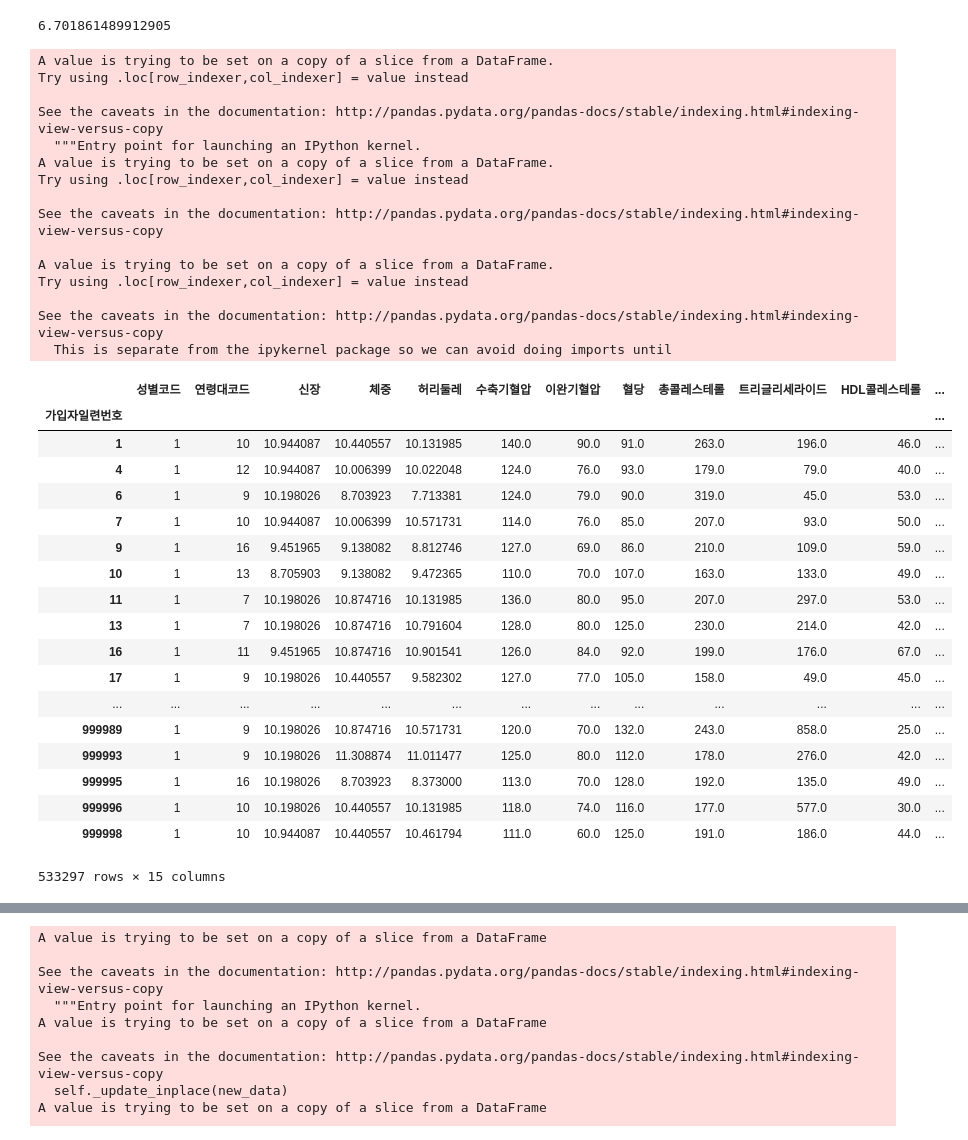
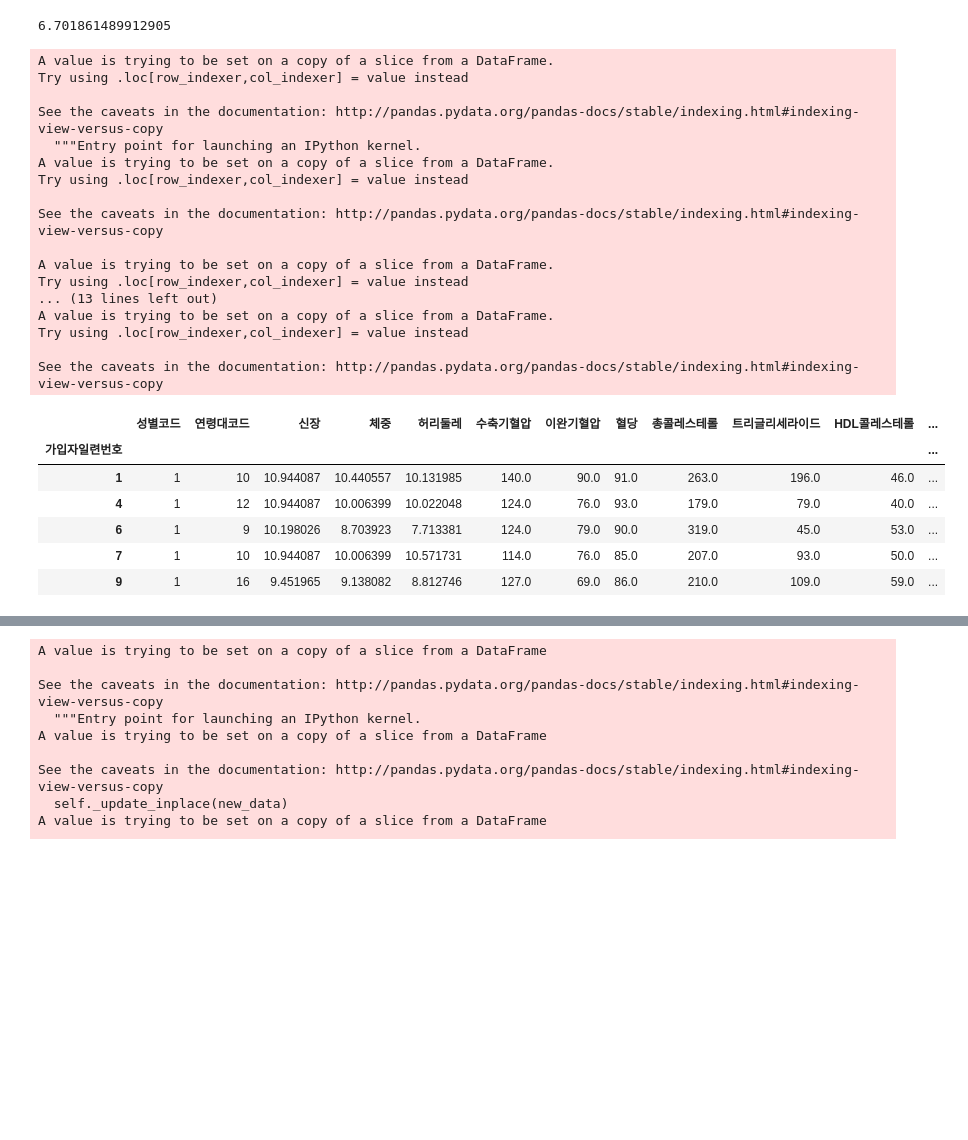
Before and after one commit to mojunsang26/bigdataYonsei, a Jupyter notebook: proj/preprocessing.ipynb, the cells around one changed output, grey strips where cells are left out. Cells and saved outputs as stored; diff of their text form; code cells hidden in the pictures; blank space fills up the shorter version.

```diff
--- a/proj/preprocessing.ipynb
+++ b/proj/preprocessing.ipynb
@@ -72,7 +58,15 @@ np.std(data_male['신장'])
+# %%
+표준허리둘레 = (data_male['허리둘레']-np.mean(data_male['허리둘레']))/np.std(data_male['허리둘레'])
+표준체지방률 = (data_male['체지방률']-np.mean(data_male['체지방률']))/np.std(data_male['체지방률'])
+표준골격근량 = (data_male['골격근량']-np.mean(data_male['골격근량']))/np.std(data_male['골격근량'])
+표준엉덩이둘레 = (data_male['엉덩이둘레']-np.mean(data_male['엉덩이둘레']))/np.std(data_male['엉덩이둘레'])
 # %%
 data_male['신장'] = 표준신장 + 10
 data_male['체중'] = 표준체중 + 10
 data_male['허리둘레'] = 표준허리둘레 + 10
+data_male['체지방률'] = 표준체지방률 + 10
+data_male['골격근량'] = 표준골격근량 + 10
+data_male['엉덩이둘레'] = 표준엉덩이둘레 + 10
 # %% [output]
 A value is trying to be set on a copy of a slice from a DataFrame.
 Try using .loc[row_indexer,col_indexer] = value instead
@@ -86,30 +80,20 @@ See the caveats in the documentation: http://pandas.pydata.org/pandas-docs/stabl
 
 A value is trying to be set on a copy of a slice from a DataFrame.
 Try using .loc[row_indexer,col_indexer] = value instead
+... (13 lines left out)
+A value is trying to be set on a copy of a slice from a DataFrame.
+Try using .loc[row_indexer,col_indexer] = value instead
 
 See the caveats in the documentation: http://pandas.pydata.org/pandas-docs/stable/indexing.html#indexing-view-versus-copy
-  This is separate from the ipykernel package so we can avoid doing imports until
 # %%
-data_male
+data_male.head()
 # %% [output]
 |  | 성별코드 | 연령대코드 | 신장 | 체중 | 허리둘레 | 수축기혈압 | 이완기혈압 | 혈당 | 총콜레스테롤 | 트리글리세라이드 | HDL콜레스테롤 | ... |
 | 가입자일련번호 |  |  |  |  |  |  |  |  |  |  |  | ... |
 | 1 | 1 | 10 | 10.944087 | 10.440557 | 10.131985 | 140.0 | 90.0 | 91.0 | 263.0 | 196.0 | 46.0 | ... |
 | 4 | 1 | 12 | 10.944087 | 10.006399 | 10.022048 | 124.0 | 76.0 | 93.0 | 179.0 | 79.0 | 40.0 | ... |
 | 6 | 1 | 9 | 10.198026 | 8.703923 | 7.713381 | 124.0 | 79.0 | 90.0 | 319.0 | 45.0 | 53.0 | ... |
 | 7 | 1 | 10 | 10.944087 | 10.006399 | 10.571731 | 114.0 | 76.0 | 85.0 | 207.0 | 93.0 | 50.0 | ... |
 | 9 | 1 | 16 | 9.451965 | 9.138082 | 8.812746 | 127.0 | 69.0 | 86.0 | 210.0 | 109.0 | 59.0 | ... |
-| 10 | 1 | 13 | 8.705903 | 9.138082 | 9.472365 | 110.0 | 70.0 | 107.0 | 163.0 | 133.0 | 49.0 | ... |
-| 11 | 1 | 7 | 10.198026 | 10.874716 | 10.131985 | 136.0 | 80.0 | 95.0 | 207.0 | 297.0 | 53.0 | ... |
-| 13 | 1 | 7 | 10.198026 | 10.874716 | 10.791604 | 128.0 | 80.0 | 125.0 | 230.0 | 214.0 | 42.0 | ... |
-| 16 | 1 | 11 | 9.451965 | 10.874716 | 10.901541 | 126.0 | 84.0 | 92.0 | 199.0 | 176.0 | 67.0 | ... |
-| 17 | 1 | 9 | 10.198026 | 10.440557 | 9.582302 | 127.0 | 77.0 | 105.0 | 158.0 | 49.0 | 45.0 | ... |
-| ... | ... | ... | ... | ... | ... | ... | ... | ... | ... | ... | ... | ... |
-| 999989 | 1 | 9 | 10.198026 | 10.874716 | 10.571731 | 120.0 | 70.0 | 132.0 | 243.0 | 858.0 | 25.0 | ... |
-| 999993 | 1 | 9 | 10.198026 | 11.308874 | 11.011477 | 125.0 | 80.0 | 112.0 | 178.0 | 276.0 | 42.0 | ... |
-| 999995 | 1 | 16 | 10.198026 | 8.703923 | 8.373000 | 113.0 | 70.0 | 128.0 | 192.0 | 135.0 | 49.0 | ... |
-| 999996 | 1 | 10 | 10.198026 | 10.440557 | 10.131985 | 118.0 | 74.0 | 116.0 | 177.0 | 577.0 | 30.0 | ... |
-| 999998 | 1 | 10 | 10.944087 | 10.440557 | 10.461794 | 111.0 | 60.0 | 125.0 | 191.0 | 186.0 | 44.0 | ... |
-533297 rows × 15 columns
 # %%
 data_male = data_male.dropna()
```
Also changed, not shown: parts of 7 cells of this notebook, 4 other files.
